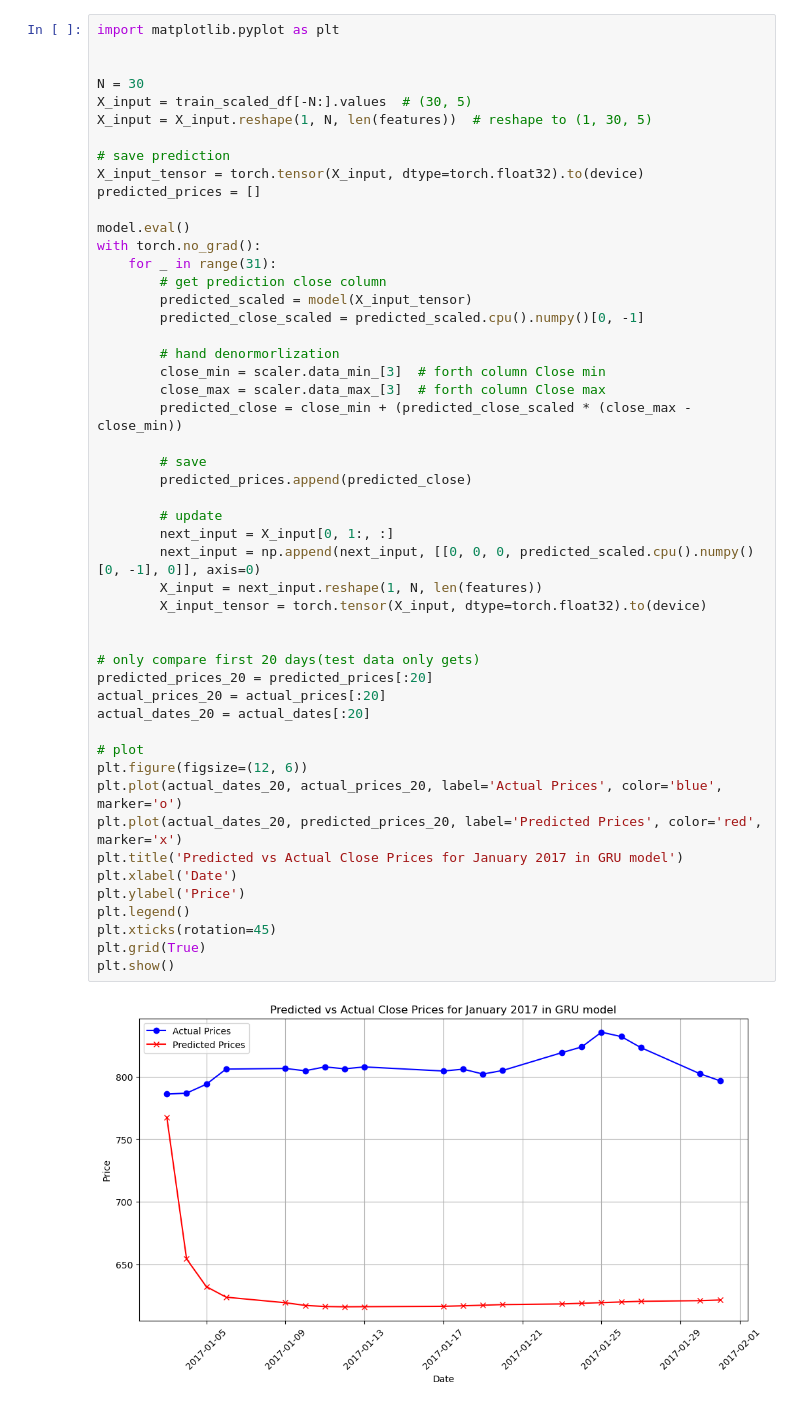
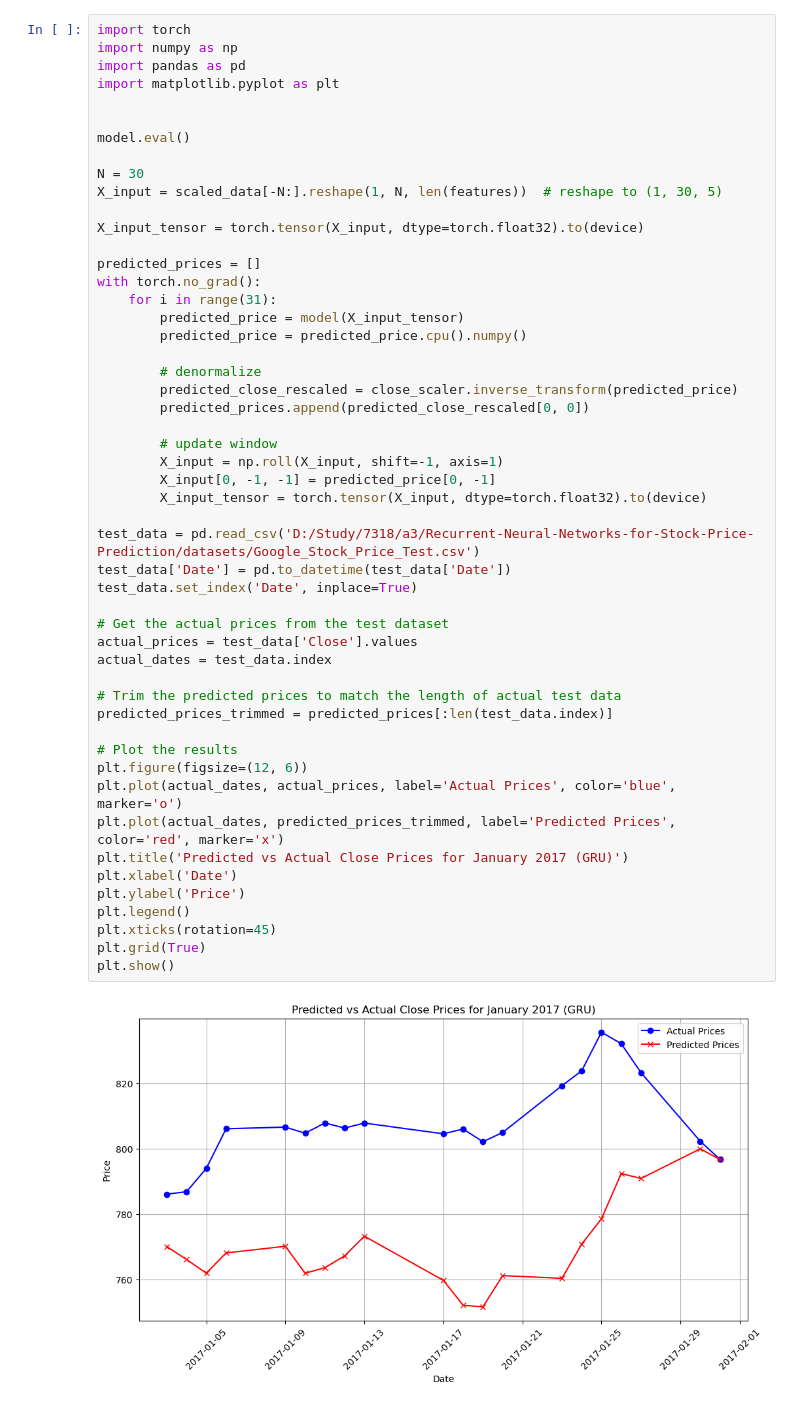
Before and after one commit to SpiderJockey7/Recurrent-Neural-Networks-for-Stock-Price-Prediction, a Jupyter notebook: main.ipynb, the cells around one changed output. Saved outputs shown, nothing was run; the diff lists cells and outputs as text.

Commit message:
Updating following compare graph and finish main part

```diff
--- a/main.ipynb
+++ b/main.ipynb
@@ -481,55 +446,56 @@ RMSE: 0.0123
 # %%
+import torch
+import numpy as np
+import pandas as pd
 import matplotlib.pyplot as plt
 
 
+model.eval()
+
 N = 30
-X_input = train_scaled_df[-N:].values  # (30, 5)
-X_input = X_input.reshape(1, N, len(features))  # reshape to (1, 30, 5)
+X_input = scaled_data[-N:].reshape(1, N, len(features))  # reshape to (1, 30, 5)
 
-# save prediction
 X_input_tensor = torch.tensor(X_input, dtype=torch.float32).to(device)
+
 predicted_prices = []
+with torch.no_grad():
+    for i in range(31):
+        predicted_price = model(X_input_tensor)
+        predicted_price = predicted_price.cpu().numpy()
 
-model.eval()
-with torch.no_grad():
-    for _ in range(31):
-        # get prediction close column
-        predicted_scaled = model(X_input_tensor)
-        predicted_close_scaled = predicted_scaled.cpu().numpy()[0, -1]
+        # denormalize
+        predicted_close_rescaled = close_scaler.inverse_transform(predicted_price)
+        predicted_prices.append(predicted_close_rescaled[0, 0])
 
-        # hand denormorlization
-        close_min = scaler.data_min_[3]  # forth column Close min
-        close_max = scaler.data_max_[3]  # forth column Close max
-        predicted_close = close_min + (predicted_close_scaled * (close_max - close_min))
-
-        # save
-        predicted_prices.append(predicted_close)
-
-        # update
-        next_input = X_input[0, 1:, :]
-        next_input = np.append(next_input, [[0, 0, 0, predicted_scaled.cpu().numpy()[0, -1], 0]], axis=0)
-        X_input = next_input.reshape(1, N, len(features))
+        # update window
+        X_input = np.roll(X_input, shift=-1, axis=1)
+        X_input[0, -1, -1] = predicted_price[0, -1]
         X_input_tensor = torch.tensor(X_input, dtype=torch.float32).to(device)
 
+test_data = pd.read_csv('D:/Study/7318/a3/Recurrent-Neural-Networks-for-Stock-Price-Prediction/datasets/Google_Stock_Price_Test.csv')
+test_data['Date'] = pd.to_datetime(test_data['Date'])
+test_data.set_index('Date', inplace=True)
 
-# only compare first 20 days(test data only gets)
-predicted_prices_20 = predicted_prices[:20]
-actual_prices_20 = actual_prices[:20]
-actual_dates_20 = actual_dates[:20]
+# Get the actual prices from the test dataset
+actual_prices = test_data['Close'].values
+actual_dates = test_data.index
 
-# plot
+# Trim the predicted prices to match the length of actual test data
+predicted_prices_trimmed = predicted_prices[:len(test_data.index)]
+
+# Plot the results
 plt.figure(figsize=(12, 6))
-plt.plot(actual_dates_20, actual_prices_20, label='Actual Prices', color='blue', marker='o')
-plt.plot(actual_dates_20, predicted_prices_20, label='Predicted Prices', color='red', marker='x')
-plt.title('Predicted vs Actual Close Prices for January 2017 in GRU model')
+plt.plot(actual_dates, actual_prices, label='Actual Prices', color='blue', marker='o')
+plt.plot(actual_dates, predicted_prices_trimmed, label='Predicted Prices', color='red', marker='x')
+plt.title('Predicted vs Actual Close Prices for January 2017 (GRU)')
 plt.xlabel('Date')
 plt.ylabel('Price')
 plt.legend()
 plt.xticks(rotation=45)
 plt.grid(True)
 plt.show()
 # %% [output]
-[figure, old version]
+[figure, new version]
 # %%
 import pandas as pd
 import matplotlib.pyplot as plt
```
Also changed, not shown: parts of 13 cells of this notebook, 3 other files.
